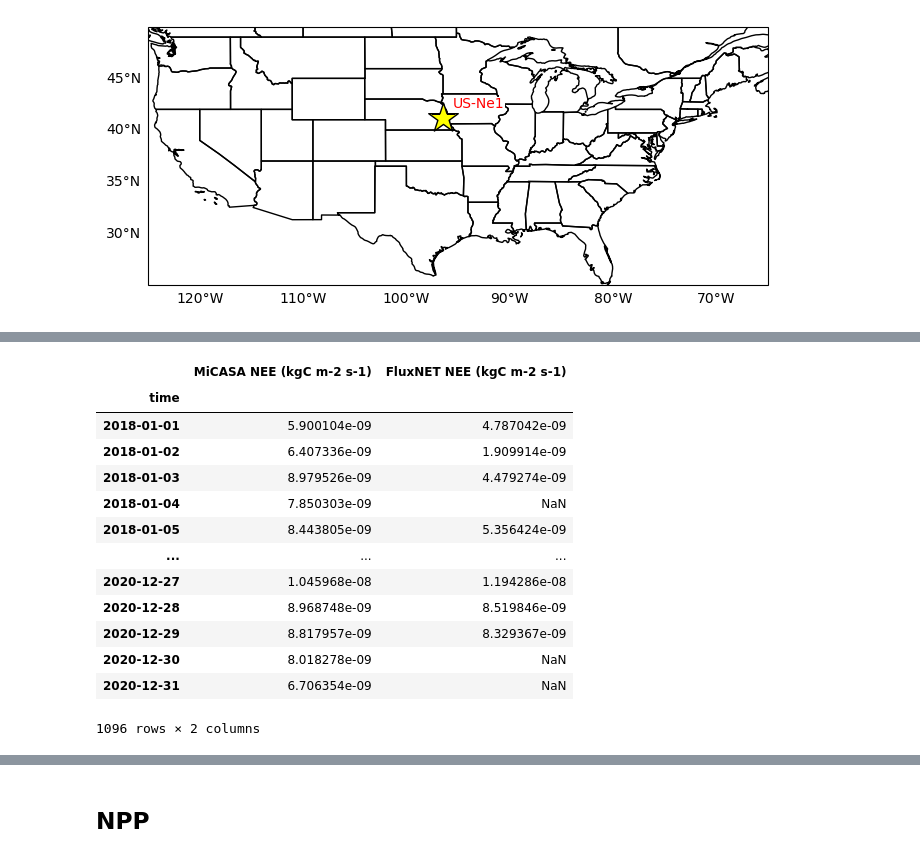
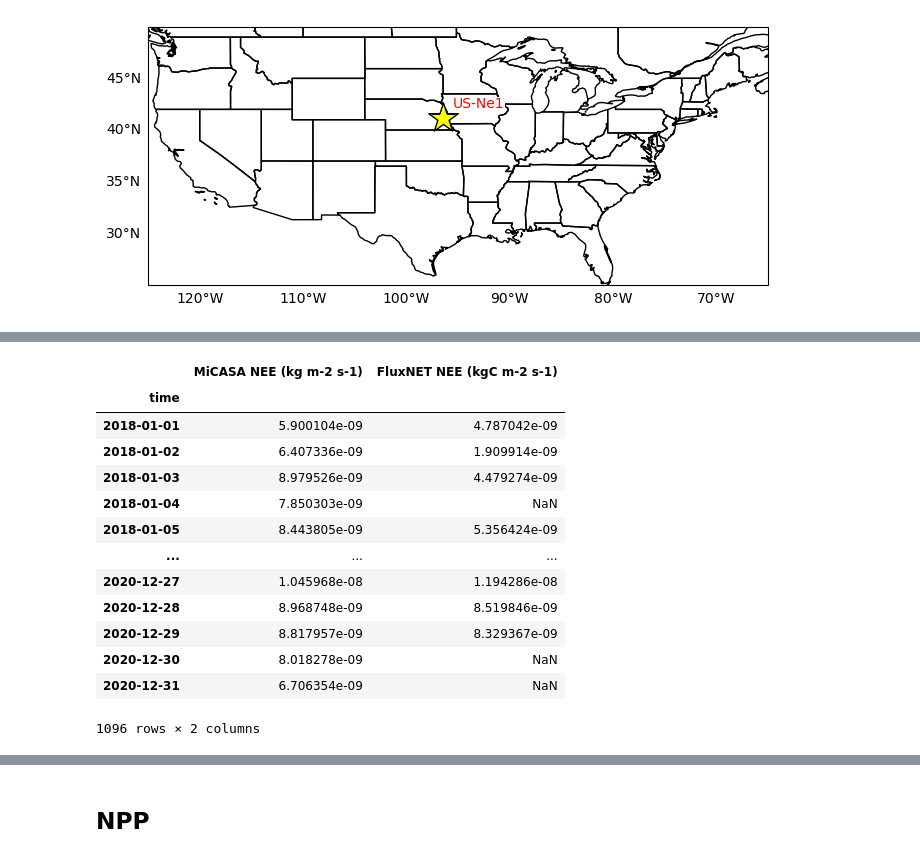
Before and after one commit to hannahzafar/FLUXNET-Model-comparison, a Jupyter notebook: Comparison_plots_generator.ipynb, the cells around one changed output, grey strips where cells are left out. Drawn from its saved outputs; the diff is of its cells as text; code cells hidden in the pictures.

```diff
--- a/Comparison_plots_generator.ipynb
+++ b/Comparison_plots_generator.ipynb
@@ -70,9 +70,9 @@ def get_NEE_data(site_ID):
     # Mask bad QC values
     fluxnet_sel_simple['FluxNET NEE (kgC m-2 s-1)'] = fluxnet_sel_simple['FluxNET NEE (kgC m-2 s-1)'].mask(fluxnet_sel_simple['NEE_VUT_REF_QC'] < 1, np.nan)
 
-    # Import MiCASA from data-extract.py
+    # Import simplified MiCASA from data-extract.py
     dir = 'output'
-    filename = f'{site_ID}_micasa_{timedelta}.csv'
+    filename = f'{site_ID}_micasa_NEE_{timedelta}.csv'
     path = os.path.join(dir, filename)
     micasa_ds = pd.read_csv(path,index_col=0)
     micasa_ds.index = pd.to_datetime(micasa_ds.index)
@@ -161,10 +161,10 @@ hv_plot_data(Ne1_NEEdata)
 # %% [output]
 [interactive output not drawn]
 # %%
-Ne1_subset = Ne1_data[Ne1_data.index >= '2018-01-01']
+Ne1_subset = Ne1_NEEdata[Ne1_NEEdata.index >= '2018-01-01']
 Ne1_subset
 # %% [output]
-|  | MiCASA NEE (kgC m-2 s-1) | FluxNET NEE (kgC m-2 s-1) |
+|  | MiCASA NEE (kg m-2 s-1) | FluxNET NEE (kgC m-2 s-1) |
 | time |  |  |
 | 2018-01-01 | 5.900104e-09 | 4.787042e-09 |
 | 2018-01-02 | 6.407336e-09 | 1.909914e-09 |
```
Also changed, not shown: parts of 3 cells of this notebook.
